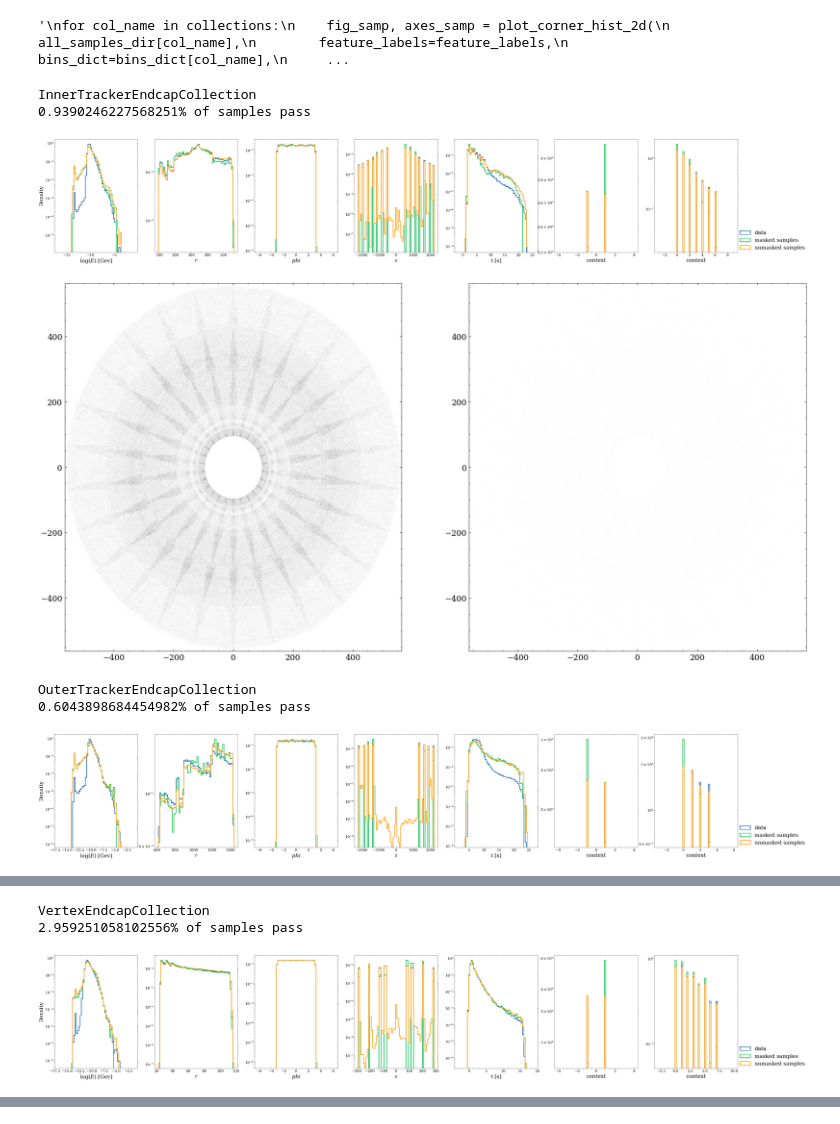
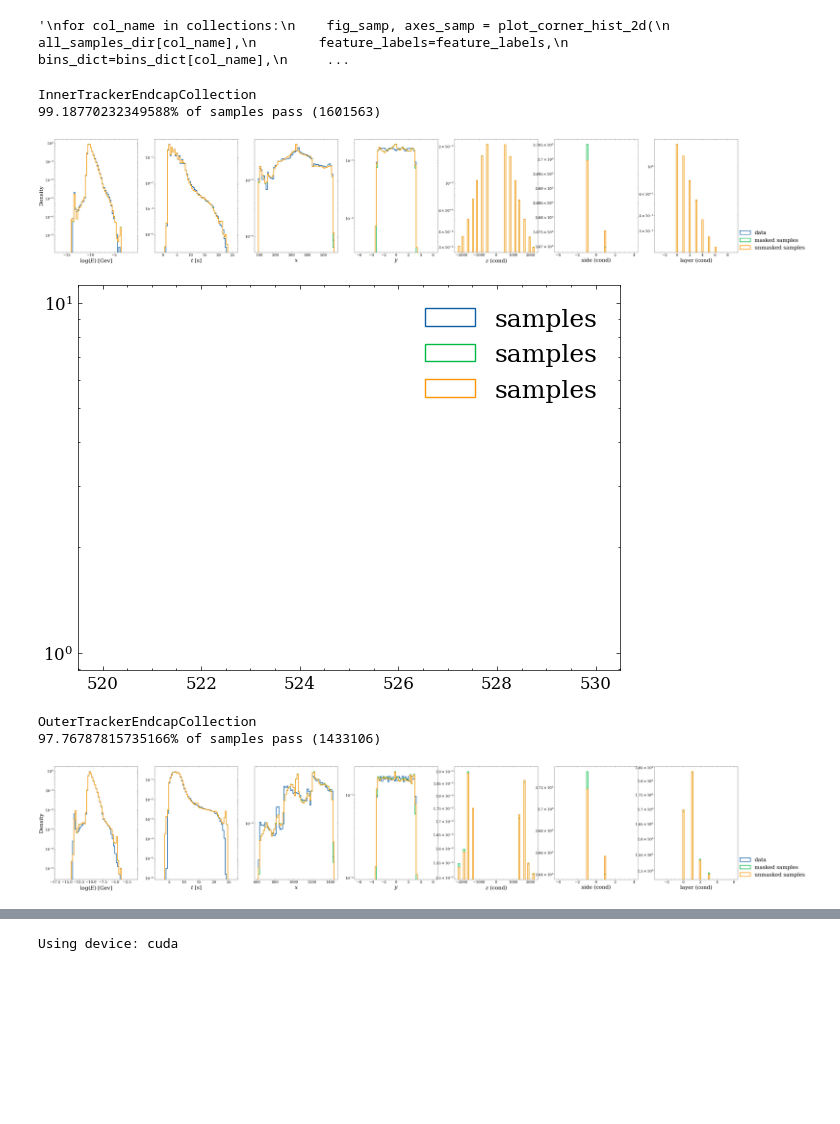
Before and after one commit to rmastand/fast_tracker_BIBgen_mucoll, a Jupyter notebook: test_flow_mask.ipynb, the cells around one changed output, grey strips where cells are left out. Drawn from its saved outputs; the diff is of its cells as text; code cells hidden in the pictures; blank space fills up the shorter version.

Commit message:
more data

```diff
--- a/test_flow_mask.ipynb
+++ b/test_flow_mask.ipynb
@@ -27,14 +27,22 @@ collections = [
   #  "OuterTrackerBarrelCollection",
     "OuterTrackerEndcapCollection",
    # "VertexBarrelCollection",
-    "VertexEndcapCollection",
+  #  "VertexEndcapCollection",
 ]
 
 
 ZUKO_ID = "NCSF"
-NAME = "M_8192_rphi_cond"
-NUM_COND_INPUTS = 2
+NAME = "M_8192_rphi_cond3"
+NUM_COND_INPUTS = 3
 SEED = 8
+feature_order = [0, 4, 1, 2,3,  5, 6]
+feature_indices_dict = {
+    "r":2,
+    "phi": 3,
+    "z":4,
+    "side":5,
+    "layer":6
+}
 
 EVALUATE_SAMPLES = False
 
@@ -50,8 +58,8 @@ aucs = {}
 
 for col_name in collections:
     small_id = ''.join([c for c in col_name if c.isupper()])
-    data, context, feature_labels = load_in_data([col_name], FEATURES, working_dir, 1, NUM_COND_INPUTS)
-    all_data_dir[col_name] = np.concatenate([data, context], axis=1)
+    X, feature_labels = load_in_data([col_name], FEATURES, working_dir, 1, NUM_COND_INPUTS, feature_order)
+    all_data_dir[col_name] = X
     all_samples_dir[col_name] = np.load(f"{working_dir}/zuko_outputs/{ZUKO_ID}/{small_id}_{NAME}/flow_samples.npy")
     with open(f"{working_dir}/zuko_outputs/{ZUKO_ID}/{small_id}_{NAME}/results.txt") as ifile:
         aucs[col_name]=  ifile.readlines()[-1]
@@ -116,38 +130,47 @@ for col_name in collections:
 # %%
 
 
-material_map = build_material_map_rphi(all_data_dir, features="rphi", N_BINS= 300)
+material_map = build_material_map_rphi(all_data_dir, features="rphi", feature_indices_dict=feature_indices_dict, N_BINS= 300)
 # %%
 
 for col_name in collections:
 
     print(col_name)
-    mask = apply_material_map_hybrid(all_samples_dir, material_map, col_name, "rphi")
+    mask = apply_material_map_hybrid(all_samples_dir, material_map, col_name, "rphi", feature_indices_dict)
 
-    print(f"{100*sum(mask)/len(mask)}% of samples pass")
+    print(f"{100*sum(mask)/len(mask)}% of samples pass ({sum(mask)})")
     plot_hists_1d({
         "data":all_data_dir[col_name],
          "masked samples": all_samples_dir[col_name][mask],
         "unmasked samples":  all_samples_dir[col_name]
     }, bins_dict[col_name], log_dims=log_vars, labels=feature_labels)
     plt.savefig(f"figures/{col_name}_1d.png")
 
-    # plot x-y
-    x_lim = np.max(all_data_dir[col_name][:,1])
-    fig, ax = plt.subplots(1, 2, figsize = (20, 10))
-    ax[0].scatter(all_data_dir[col_name][:,1]*np.cos(all_data_dir[col_name][:,2]), all_data_dir[col_name][:,1]*np.sin(all_data_dir[col_name][:,2]), s = 0.00001)
-    ax[0].set_xlim(-x_lim, x_lim)
-    ax[0].set_ylim(-x_lim, x_lim)
+    # # plot x-y
+    # x_lim = np.max(all_data_dir[col_name][:,1])
+    # fig, ax = plt.subplots(1, 2, figsize = (20, 10))
+    # ax[0].scatter(all_data_dir[col_name][:,1]*np.cos(all_data_dir[col_name][:,2]), all_data_dir[col_name][:,1]*np.sin(all_data_dir[col_name][:,2]), s = 0.00001)
+    # ax[0].set_xlim(-x_lim, x_lim)
+    # ax[0].set_ylim(-x_lim, x_lim)
 
-    ax[1].scatter(all_samples_dir[col_name][mask][:,1]*np.cos(all_samples_dir[col_name][mask][:,2]), all_samples_dir[col_name][mask][:,1]*np.sin(all_samples_dir[col_name][mask][:,2]), s = 0.00001)
-    ax[1].set_xlim(-x_lim, x_lim)
-    ax[1].set_ylim(-x_lim, x_lim)
+    # ax[1].scatter(all_samples_dir[col_name][mask][:,1]*np.cos(all_samples_dir[col_name][mask][:,2]), all_samples_dir[col_name][mask][:,1]*np.sin(all_samples_dir[col_name][mask][:,2]), s = 0.01)
+    # ax[1].set_xlim(-x_lim, x_lim)
+    # ax[1].set_ylim(-x_lim, x_lim)
+    # plt.show()
+
+    plt.figure()
+    bb = np.linspace(520, 530, 1000)
+    plt.hist(all_data_dir[col_name][:,3], bins = bb, label = "samples", histtype = "step", density = True)
+    plt.hist(all_samples_dir[col_name][:,3], bins = bb, label = "samples", histtype = "step", density = True)
+    plt.hist(all_samples_dir[col_name][mask][:,3], bins = bb, label = "samples", histtype = "step", density = True)
+    plt.yscale("log")
+    plt.legend()
     plt.show()
 # %% [output]
 InnerTrackerEndcapCollection
-0.9390246227568251% of samples pass
+99.18770232349588% of samples pass (1601563)
-[figure, old version]
+[figure, new version]
-[figure, old version]
+[figure, new version]
 OuterTrackerEndcapCollection
-0.6043898684454982% of samples pass
+97.76787815735166% of samples pass (1433106)
-[figure, old version]
+[figure, new version]
@@ -155,3 +177,0 @@ OuterTrackerEndcapCollection
-VertexEndcapCollection
-2.959251058102556% of samples pass
-[figure, removed]
@@ -250,11 +269,11 @@ def run_eval_suite_BDTs(data, samples_dict, bins, plot_suffix=""):
     plt.show()
 
 
-    return single_bdt_results, scores_results, X_plot
+    return single_bdt_results, scores_results, X_plot_results
 
 
 
-def run_eval_suite_R(data, samples_dict, R_values, bins, plot_suffix=""):
+def run_eval_suite_R(data, samples_dict, R_values, NUM_BINS, plot_suffix=""):
 
         print(f"Len data: {len(data)}")
 
@@ -273,7 +292,7 @@ def run_eval_suite_R(data, samples_dict, R_values, bins, plot_suffix=""):
 
                 max_val = np.max(neighbor_counts_data)
 
-                bin_spacing = int(max_val/NUM_BINS)
+                bin_spacing = int(max_val/NUM_BINS) + 1
 
                 R_values_dict_data[R] = neighbor_counts_data
                 R_values_dict_samples[R].append(neighbor_counts_flow)
@@ -292,6 +311,8 @@ def run_eval_suite_R(data, samples_dict, R_values, bins, plot_suffix=""):
             plt.ylabel("Count")
             plt.savefig(f"figures/deltaR{R}{plot_suffix}.png")
             plt.show()
+# %% [output]
+Using device: cuda
 # %%
 single_bdt_results, all_scores, all_plot = {}, {}, {}
 
```
Also changed, not shown: parts of 9 cells of this notebook, 3 other files.
